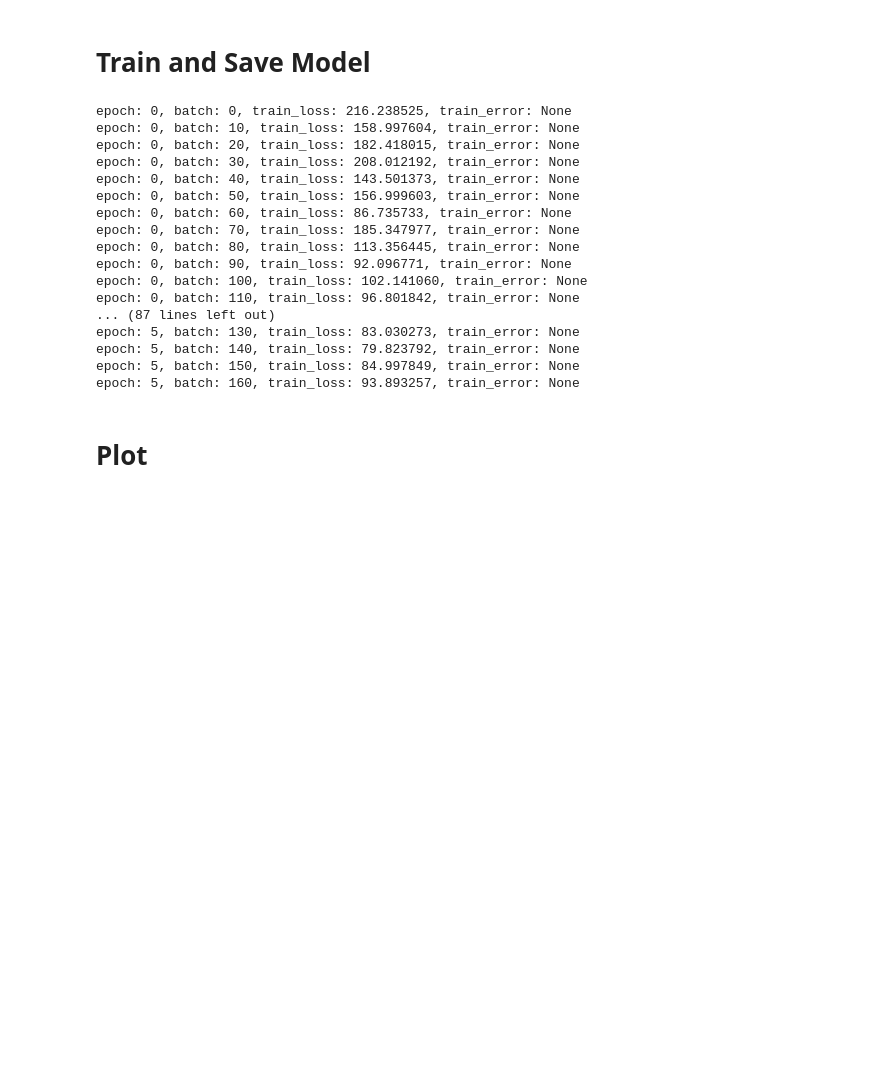
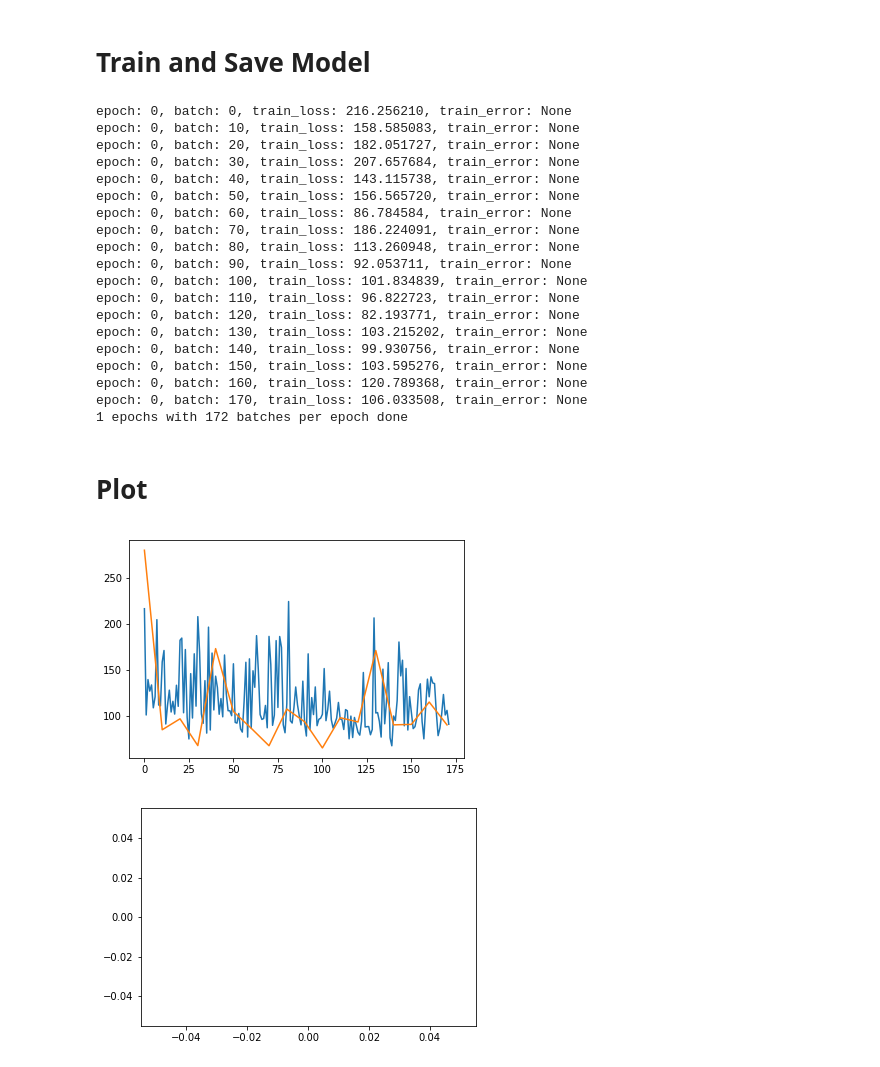
Before and after one commit to dmcinerney/Summarization, a Jupyter notebook: RNNLMwithAttention.ipynb, the cells around one changed output. Saved outputs shown, nothing was run; the diff lists cells and outputs as text; code cells hidden in the pictures; blank space fills up the shorter version.

Commit message:
generator and pointer-generator both run, but pointer-generator only runs without oov

```diff
--- a/RNNLMwithAttention.ipynb
+++ b/RNNLMwithAttention.ipynb
@@ -12,7 +10,7 @@ from pytorch_helper import ModelManipulator, plot_learning_curves
 # %%
 # training parameters
 BATCH_SIZE = 64
-NUM_EPOCHS = 10
+NUM_EPOCHS = 1
 LEARNING_RATE = 1e-2
 # INITIAL_ACCUMULATOR_VALUE = 0.1
 GAMMA = 1
@@ -50,25 +41,27 @@ optimizer = torch.optim.Adam(generator_model.parameters(),
                              lr=LEARNING_RATE)
 # optimizer = torch.optim.Adagrad((generator_model.cuda() if USE_CUDA else generator_model).parameters(),
 #                                 lr=LEARNING_RATE, initial_accumulator_value=INITIAL_ACCUMULATOR_VALUE)
-model_manip = ModelManipulator(generator_model, optimizer, loss, error, use_cuda=USE_CUDA)
+model_manip = ModelManipulator(generator_model, optimizer, loss_function, error_function, use_cuda=USE_CUDA)
 train_stats, val_stats = model_manip.train(dataloader, NUM_EPOCHS, dataset_val=newsroom_dataset_dev, stats_every=10, verbose_every=10)
 # %% [output]
-epoch: 0, batch: 0, train_loss: 216.238525, train_error: None
-epoch: 0, batch: 10, train_loss: 158.997604, train_error: None
-epoch: 0, batch: 20, train_loss: 182.418015, train_error: None
-epoch: 0, batch: 30, train_loss: 208.012192, train_error: None
-epoch: 0, batch: 40, train_loss: 143.501373, train_error: None
-epoch: 0, batch: 50, train_loss: 156.999603, train_error: None
-epoch: 0, batch: 60, train_loss: 86.735733, train_error: None
-epoch: 0, batch: 70, train_loss: 185.347977, train_error: None
-epoch: 0, batch: 80, train_loss: 113.356445, train_error: None
-epoch: 0, batch: 90, train_loss: 92.096771, train_error: None
-epoch: 0, batch: 100, train_loss: 102.141060, train_error: None
-epoch: 0, batch: 110, train_loss: 96.801842, train_error: None
-... (87 lines left out)
-epoch: 5, batch: 130, train_loss: 83.030273, train_error: None
-epoch: 5, batch: 140, train_loss: 79.823792, train_error: None
-epoch: 5, batch: 150, train_loss: 84.997849, train_error: None
-epoch: 5, batch: 160, train_loss: 93.893257, train_error: None
+epoch: 0, batch: 0, train_loss: 216.256210, train_error: None
+epoch: 0, batch: 10, train_loss: 158.585083, train_error: None
+epoch: 0, batch: 20, train_loss: 182.051727, train_error: None
+epoch: 0, batch: 30, train_loss: 207.657684, train_error: None
+epoch: 0, batch: 40, train_loss: 143.115738, train_error: None
+epoch: 0, batch: 50, train_loss: 156.565720, train_error: None
+epoch: 0, batch: 60, train_loss: 86.784584, train_error: None
+epoch: 0, batch: 70, train_loss: 186.224091, train_error: None
+epoch: 0, batch: 80, train_loss: 113.260948, train_error: None
+epoch: 0, batch: 90, train_loss: 92.053711, train_error: None
+epoch: 0, batch: 100, train_loss: 101.834839, train_error: None
+epoch: 0, batch: 110, train_loss: 96.822723, train_error: None
+epoch: 0, batch: 120, train_loss: 82.193771, train_error: None
+epoch: 0, batch: 130, train_loss: 103.215202, train_error: None
+epoch: 0, batch: 140, train_loss: 99.930756, train_error: None
+epoch: 0, batch: 150, train_loss: 103.595276, train_error: None
+epoch: 0, batch: 160, train_loss: 120.789368, train_error: None
+epoch: 0, batch: 170, train_loss: 106.033508, train_error: None
+1 epochs with 172 batches per epoch done
 # %%
 torch.save(generator_model, 'data/generator_test.model')
@@ -75,6 +70,9 @@ torch.save(generator_model, 'data/generator_test.model')
 # %% [markdown]
 # Plot
 # %%
-plot_learning_curves(training_values=train_stats, validation_values=val_stats, figure_name='summarization_training_test')
+plot_learning_curves(training_values=train_stats, validation_values=val_stats, figure_name='generator_training_test')
+# %% [output]
+[figure, added]
+[figure, added]
 # %%
 batch = newsroom_dataset_dev[0:5]
```
Also changed, not shown: parts of 6 cells of this notebook, 7 other files.
